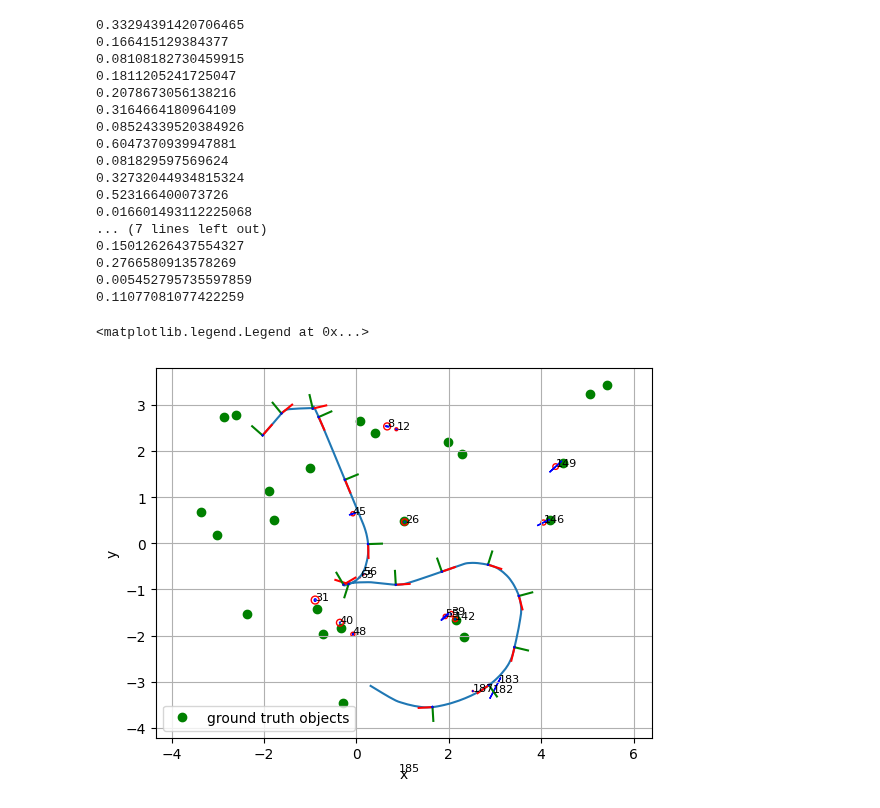
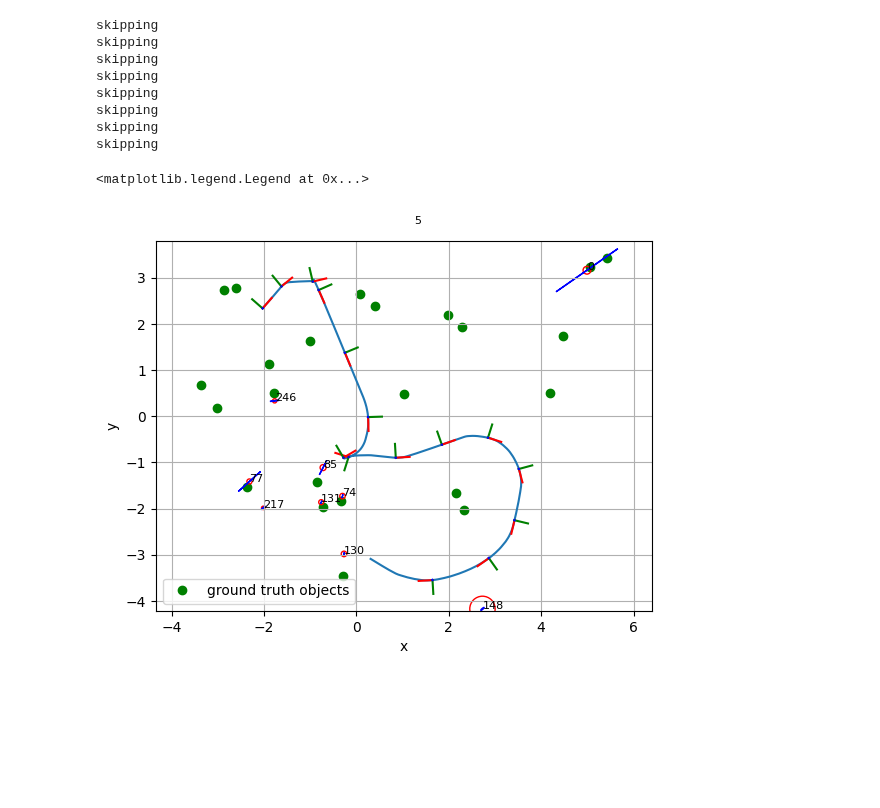
Before and after one commit to mit-acl/roman, a Jupyter notebook: notebooks/09_motlee_jan.ipynb, the cells around one changed output. Saved outputs shown, nothing was run; the diff lists cells and outputs as text; code cells hidden in the pictures; blank space fills up the shorter version.

```diff
--- a/notebooks/09_motlee_jan.ipynb
+++ b/notebooks/09_motlee_jan.ipynb
@@ -15,7 +15,8 @@ pose_data = PoseData(
     t0=0.0
 )
 # %%
-pkl_path = "/home/masonbp/results/west_point_2023/segment_tracking/attempt_4_new_vid/motlee_7_repeat.pkl"
+pkl_path = "/home/masonbp/results/west_point_2023/segment_tracking/attempt_4_new_vid/motlee_10_mask_fix.pkl"
+# pkl_path = "/home/masonbp/results/west_point_2023/segment_tracking/attempt_4_new_vid/motlee_11_new_time.pkl"
 with open(pkl_path, "rb") as f:
     tracker = pickle.load(f)
 
@@ -51,52 +52,53 @@ fig, ax = plt.subplots()
 ax.plot(boxes[:,0], boxes[:,1], 'go', label='ground truth objects', zorder=1)
 ax.set_aspect('equal', adjustable='box')
 ax.grid(True)
-for segment in tracker.segment_graveyard:
-# for segment in tracker.segments + tracker.segment_graveyard:
+# for segment in tracker.segment_graveyard:
+for segment in tracker.segments + tracker.segment_graveyard:
     segment.camera_params = cam_params
     # try:
     # reconstruction = segment.reconstruction3D(width_height=True)
     reconstruction = segment.reconstruction3D(width_height=True)
     ellipsoid = Ellipsoid(reconstruction[:2], axes=np.array([reconstruction[3]/2, reconstruction[3]/2]), rot_mat=np.eye(2))
 
     cov = segment.covariance[:2,:2]
     # print(cov)
-    print(np.sqrt(np.max(np.linalg.eigh(cov)[0])))
+    # print(np.sqrt(np.max(np.linalg.eigh(cov)[0])))
+    # if segment.id == 0:
+    #     print(segment.covariance)
+    #     print(np.max(np.linalg.eigh(cov[:2,:2])[0]))
+    #     print(np.sqrt(cov[0,0]*(1 + cov[0,1] / np.sqrt(cov[0,0]*cov[1,1]))))
+
     if np.sqrt(np.max(np.linalg.eigh(cov)[0])) > .5:
+        print('skipping')
+        continue
+    if reconstruction[3] < .1:
+        print('skipping')
         continue
     ellipsoid.plot2d(ax, edgecolor='r')
     pearson = cov[0,1] / np.sqrt(cov[0,0]*cov[1,1])
+    # cov_ellipse = Ellipsoid(reconstruction[:2], axes=np.array([3*np.sqrt(cov[0,0]*(1 + pearson)), 3*cov[1,1]*np.sqrt(1 - pearson)]), rot_mat=cov[:2,:2])
     cov_ellipse = Ellipsoid(reconstruction[:2], axes=np.array([3*np.sqrt(cov[0,0]*(1 + pearson)), 3*cov[1,1]*np.sqrt(1 - pearson)]), rot_mat=cov[:2,:2])
     cov_ellipse.plot2d(ax, edgecolor='b')
     if reconstruction[0] > -5 and reconstruction[1] > -5:
         plt.text(reconstruction[0], reconstruction[1], f"{segment.id}", fontsize=8)
     # ax.plot(position[0], position[1], 'bx')
     # except:
     # print("missed this one")
 pose_data.plot2d(t0=100, tf=130)
 pose_data.plot2d(t0=100, tf=130, pose=True, dt=2., axis_len=.3, trajectory=False)
 plt.legend()
 # seg = tracker.segment_graveyard[10]
 # reconstruction = reconstruction3D(seg, width_height=True)
 # object = Object(reconstruction[:2])
 # object.plot2d(ax)
 # %% [output]
-0.33294391420706465
-0.166415129384377
-0.08108182730459915
-0.1811205241725047
-0.2078673056138216
-0.3164664180964109
-0.08524339520384926
-0.6047370939947881
-0.081829597569624
-0.32732044934815324
-0.523166400073726
-0.016601493112225068
-... (7 lines left out)
-0.15012626437554327
-0.2766580913578269
-0.005452795735597859
-0.11077081077422259
+skipping
+skipping
+skipping
+skipping
+skipping
+skipping
+skipping
+skipping
 <matplotlib.legend.Legend at 0x...>
-[figure, old version]
+[figure, new version]
```
Also changed, not shown: 5 other files.
